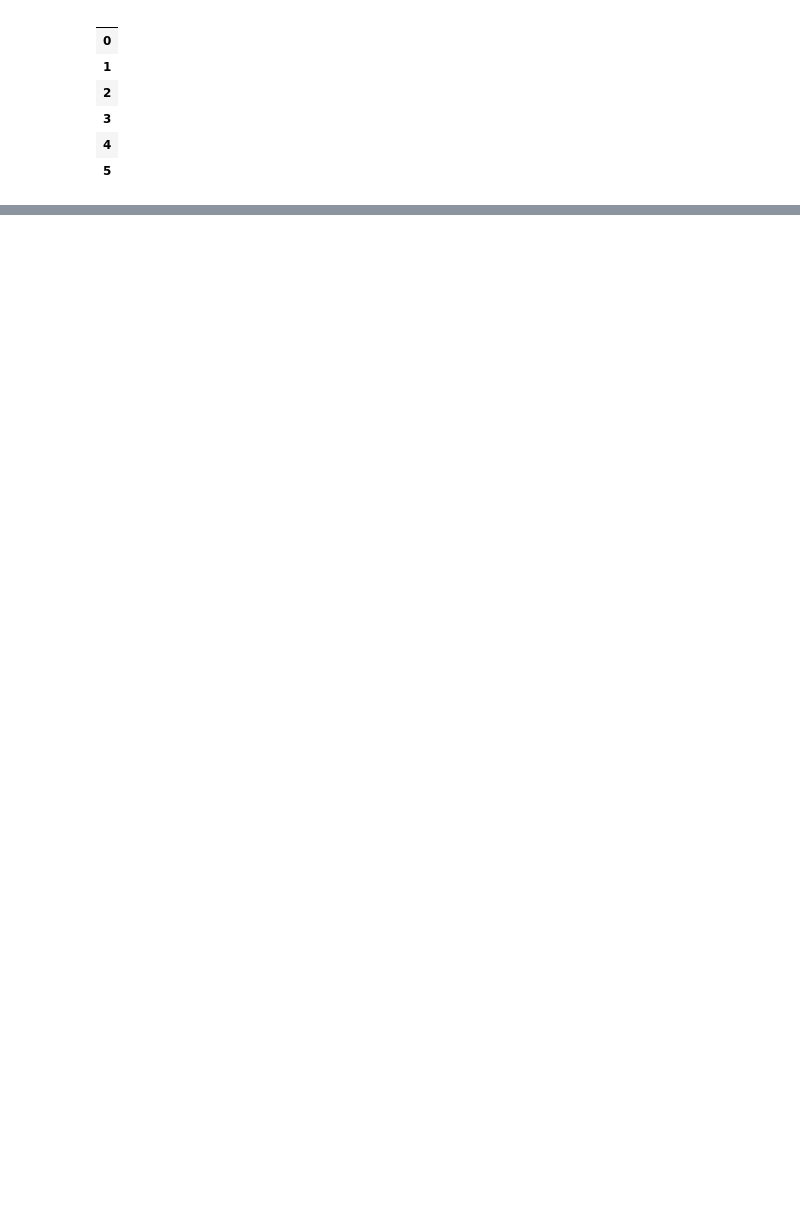
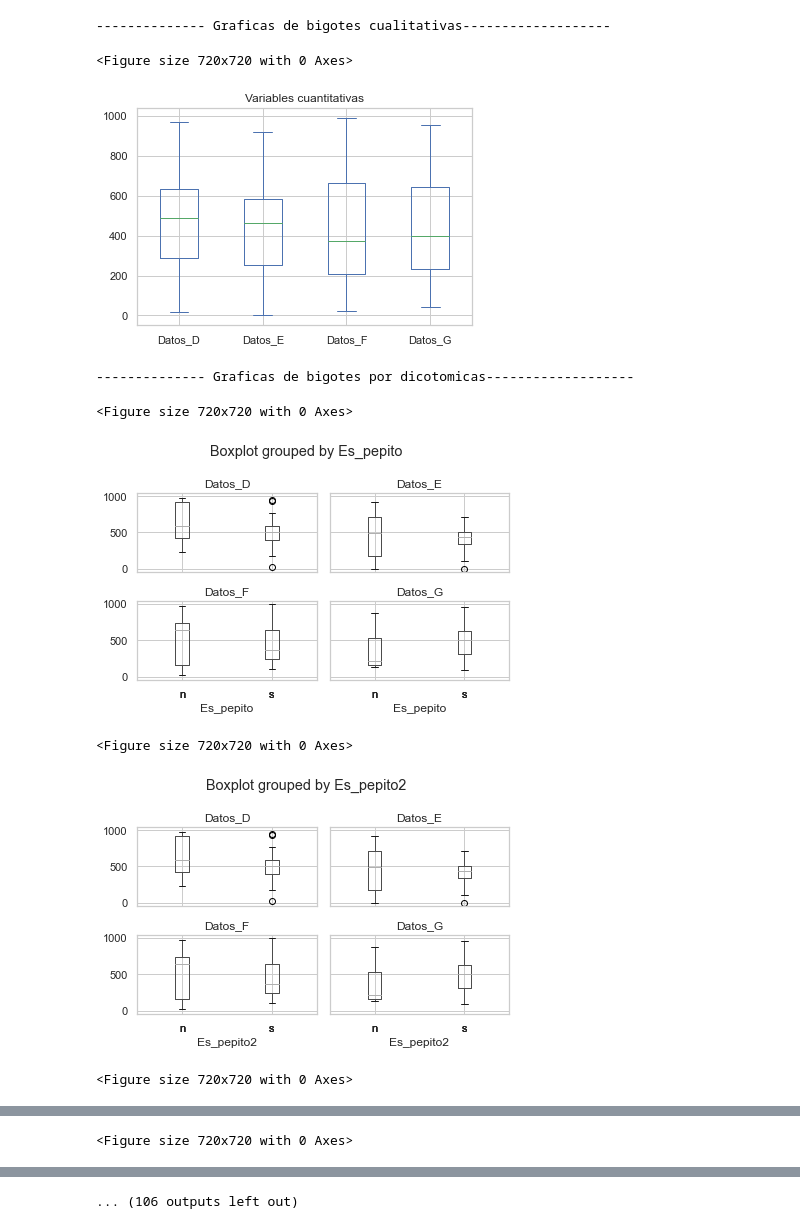
Before and after one commit to 4bm4/cheatsheetDC, a Jupyter notebook: clases.ipynb, the cells around one changed output, grey strips where cells are left out. Drawn from its saved outputs; the diff is of its cells as text; code cells hidden in the pictures; blank space fills up the shorter version.

```diff
--- a/clases.ipynb
+++ b/clases.ipynb
@@ -125,10 +534,12 @@ ejemplo.cate
 # %%
-ejemplo.cuanti
+ejemplo.plots()
 # %% [output]
-|  |
-| 0 |
-| 1 |
-| 2 |
-| 3 |
-| 4 |
-| 5 |
+-------------- Graficas de bigotes cualitativas-------------------
+<Figure size 720x720 with 0 Axes>
+[figure, added]
+-------------- Graficas de bigotes por dicotomicas-------------------
+<Figure size 720x720 with 0 Axes>
+[figure, added]
+<Figure size 720x720 with 0 Axes>
+[figure, added]
+<Figure size 720x720 with 0 Axes>
@@ -134,0 +547 @@ ejemplo.cuanti
+<Figure size 720x720 with 0 Axes>
@@ -134,0 +549 @@ ejemplo.cuanti
+... (106 outputs left out)
```
Also changed, not shown: parts of 22 cells of this notebook.
